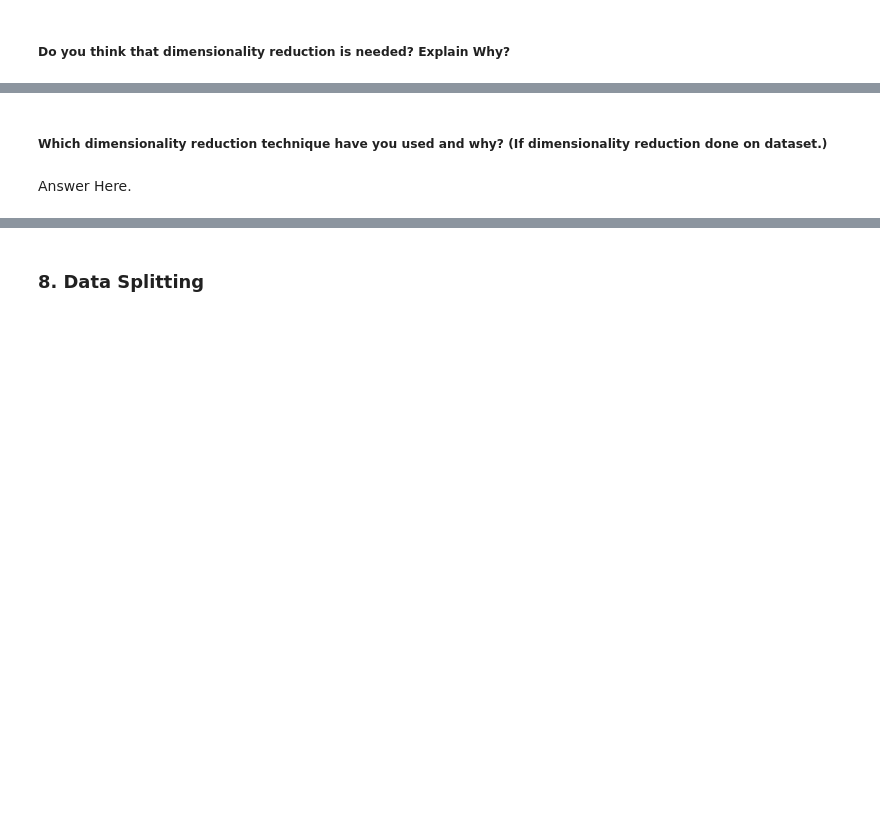
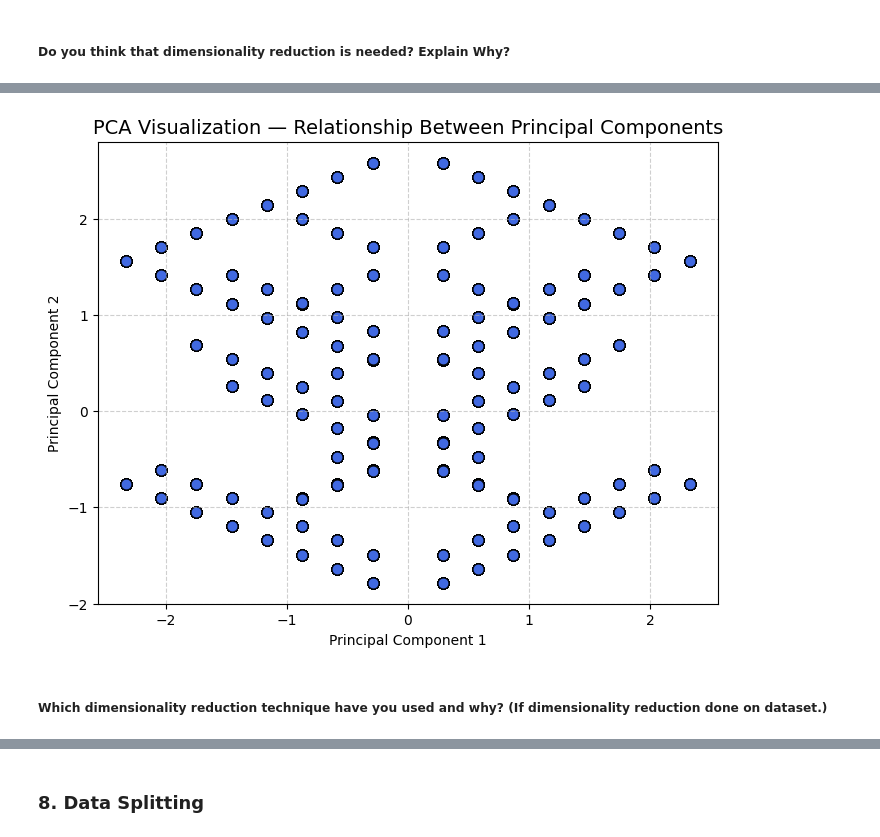
Before and after one commit to Rohan1-tech/Airbnb-Booking-Data-Analysis, a Jupyter notebook: Productionization_of_ML_Systems.ipynb, the cells around one changed output, grey strips where cells are left out. Saved outputs shown, nothing was run; the diff lists cells and outputs as text; code cells hidden in the pictures; blank space fills up the shorter version.

```diff
--- a/Productionization_of_ML_Systems.ipynb
+++ b/Productionization_of_ML_Systems.ipynb
@@ -2390,0 +2397,22 @@ Answer Here.
+# %%
+# DImensionality Reduction (If needed)
+
+# Select numeric columns for PCA
+num_cols = ['from', 'to', 'company']
+
+# Step 1️: Standardize the data (important before PCA)
+scaler = StandardScaler()
+scaled_data = scaler.fit_transform(travel_data[num_cols])
+
+# Step 2️: Apply PCA for 2 components (for visualization/demo)
+pca = PCA(n_components=2)
+pca_result = pca.fit_transform(scaled_data)
+
+# Step 3️: Create a DataFrame for PCA results
+pca_df = pd.DataFrame(data=pca_result, columns=['PCA1', 'PCA2'])
+
+# Step 4️: Display explained variance ratio
+print("PCA completed successfully!")
+print("Explained Variance Ratio:", pca.explained_variance_ratio_)
+print("\nPCA Transformed Data (first 5 rows):")
+print(pca_df.head())
@@ -2390,0 +2462,9 @@ Answer Here.
+# %%
+# Scaled PCA
+pca_df_scaled = pd.DataFrame(pca_result, columns=['PCA1', 'PCA2'])
+
+# Unscaled PCA
+pca_df_unscaled = pd.DataFrame(pca_data, columns=['PCA1', 'PCA2'])
+
+print(pca_df_scaled.head())
+print(pca_df_unscaled.head())
@@ -2391,4 +2484,18 @@ Answer Here.
+# %%
+#  PCA Visualization — Relationship Between Principal Components
+
+
+# Create PCA scatter plot
+plt.figure(figsize=(8,6))
+sns.scatterplot(x='PCA1', y='PCA2', data=pca_df_scaled, s=60, color='royalblue', edgecolor='black')
+
+# Add title and labels
+plt.title('PCA Visualization — Relationship Between Principal Components', fontsize=14)
+plt.xlabel('Principal Component 1')
+plt.ylabel('Principal Component 2')
+plt.grid(True, linestyle='--', alpha=0.6)
+plt.show()
+# %% [output]
+[figure, added]
 # %% [markdown]
 ##### Which dimensionality reduction technique have you used and why? (If dimensionality reduction done on dataset.)
-# %% [markdown]
-Answer Here.
```
Also changed, not shown: parts of 12 cells of this notebook.
